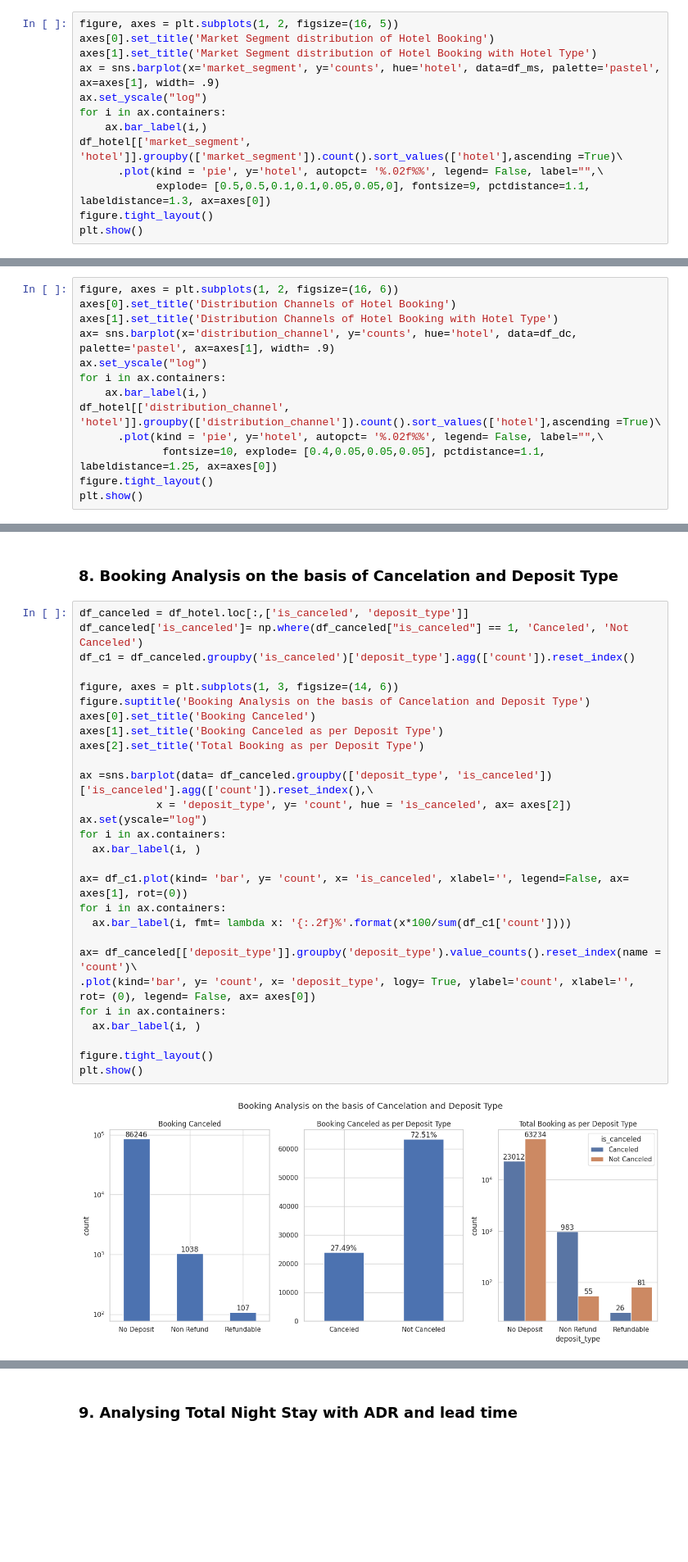
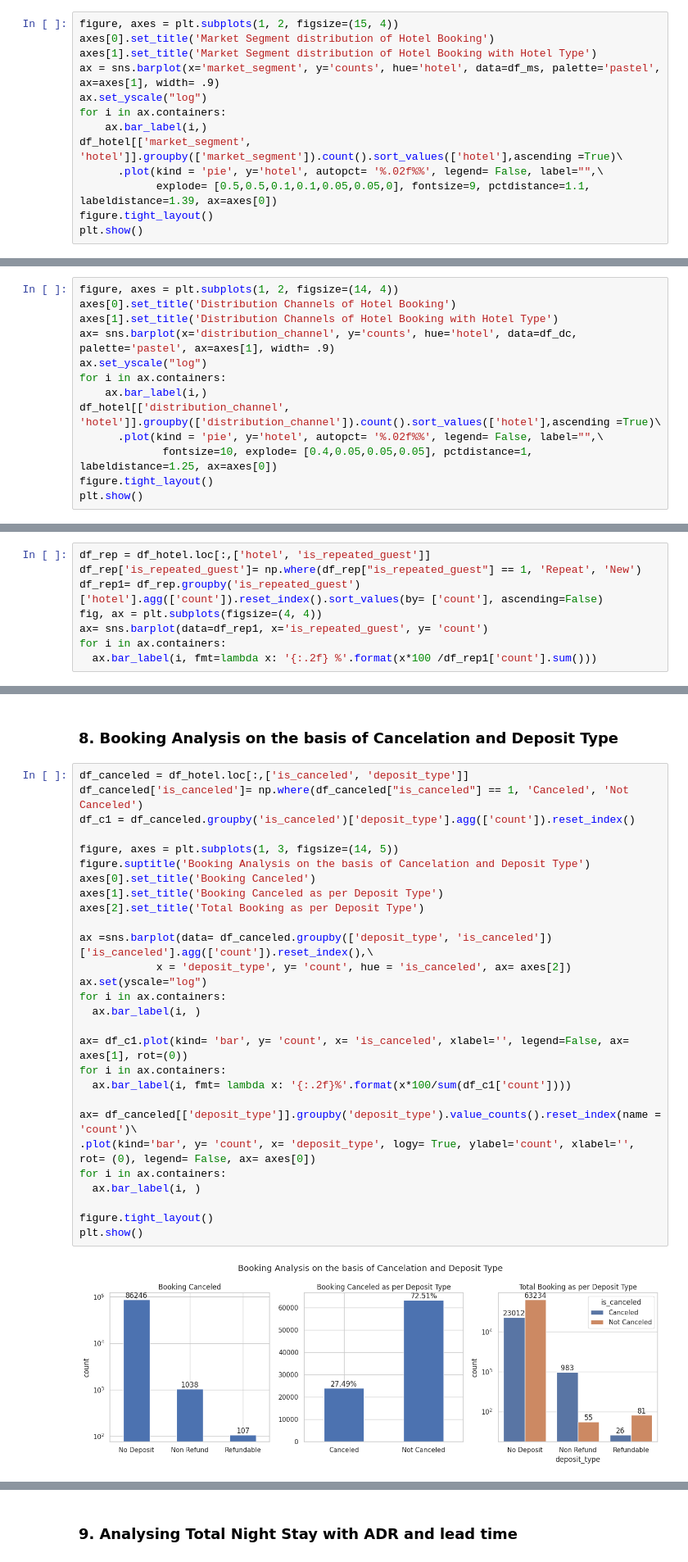
Before and after one commit to jamal-faisal/EDA_Hotel, a Jupyter notebook: EDA_Hotel_Booking.ipynb, the cells around one changed output, grey strips where cells are left out. Shown at 82% size. Saved outputs shown, nothing was run; the diff lists cells and outputs as text; blank space fills up the shorter version.

```diff
--- a/EDA_Hotel_Booking.ipynb
+++ b/EDA_Hotel_Booking.ipynb
@@ -371,7 +374,7 @@ sns.lineplot(data= df_day, x= 'Day', y= 'count', hue= 'hotel')
 df_ms = df_hotel[['market_segment', 'hotel']].groupby(['market_segment','hotel'])['hotel'].count().reset_index(name='counts')
 df_dc = df_hotel[['distribution_channel', 'hotel']].groupby(['distribution_channel', 'hotel'])['hotel'].count().reset_index(name='counts')
 # %%
-figure, axes = plt.subplots(1, 2, figsize=(16, 5))
+figure, axes = plt.subplots(1, 2, figsize=(15, 4))
 axes[0].set_title('Market Segment distribution of Hotel Booking')
 axes[1].set_title('Market Segment distribution of Hotel Booking with Hotel Type')
 ax = sns.barplot(x='market_segment', y='counts', hue='hotel', data=df_ms, palette='pastel', ax=axes[1], width= .9)
@@ -380,7 +383,7 @@ for i in ax.containers:
     ax.bar_label(i,)
 df_hotel[['market_segment', 'hotel']].groupby(['market_segment']).count().sort_values(['hotel'],ascending =True)\
       .plot(kind = 'pie', y='hotel', autopct= '%.02f%%', legend= False, label="",\
-            explode= [0.5,0.5,0.1,0.1,0.05,0.05,0], fontsize=9, pctdistance=1.1, labeldistance=1.3, ax=axes[0])
+            explode= [0.5,0.5,0.1,0.1,0.05,0.05,0], fontsize=9, pctdistance=1.1, labeldistance=1.39, ax=axes[0])
 figure.tight_layout()
 plt.show()
 # %% [output]
@@ -392,7 +395,7 @@ The above charts are used as they are best for comparision between categorical d
 # %% [markdown]
 ###**5. Distribution Channel wise Analysis**
 # %%
-figure, axes = plt.subplots(1, 2, figsize=(16, 6))
+figure, axes = plt.subplots(1, 2, figsize=(14, 4))
 axes[0].set_title('Distribution Channels of Hotel Booking')
 axes[1].set_title('Distribution Channels of Hotel Booking with Hotel Type')
 ax= sns.barplot(x='distribution_channel', y='counts', hue='hotel', data=df_dc, palette='pastel', ax=axes[1], width= .9)
@@ -401,7 +404,7 @@ for i in ax.containers:
     ax.bar_label(i,)
 df_hotel[['distribution_channel', 'hotel']].groupby(['distribution_channel']).count().sort_values(['hotel'],ascending =True)\
       .plot(kind = 'pie', y='hotel', autopct= '%.02f%%', legend= False, label="",\
-             fontsize=10, explode= [0.4,0.05,0.05,0.05], pctdistance=1.1, labeldistance=1.25, ax=axes[0])
+             fontsize=10, explode= [0.4,0.05,0.05,0.05], pctdistance=1, labeldistance=1.25, ax=axes[0])
 figure.tight_layout()
 plt.show()
 # %% [output]
@@ -450,0 +418,8 @@ Q. Top 6 performing agents?
+# %%
+df_rep = df_hotel.loc[:,['hotel', 'is_repeated_guest']]
+df_rep['is_repeated_guest']= np.where(df_rep["is_repeated_guest"] == 1, 'Repeat', 'New')
+df_rep1= df_rep.groupby('is_repeated_guest')['hotel'].agg(['count']).reset_index().sort_values(by= ['count'], ascending=False)
+fig, ax = plt.subplots(figsize=(4, 4))
+ax= sns.barplot(data=df_rep1, x='is_repeated_guest', y= 'count')
+for i in ax.containers:
+  ax.bar_label(i, fmt=lambda x: '{:.2f} %'.format(x*100 /df_rep1['count'].sum()))
@@ -487,33 +469,33 @@ As seen in the above chart most number of guests are couples then not family fol
 # %%
 df_canceled = df_hotel.loc[:,['is_canceled', 'deposit_type']]
 df_canceled['is_canceled']= np.where(df_canceled["is_canceled"] == 1, 'Canceled', 'Not Canceled')
 df_c1 = df_canceled.groupby('is_canceled')['deposit_type'].agg(['count']).reset_index()
 
-figure, axes = plt.subplots(1, 3, figsize=(14, 6))
+figure, axes = plt.subplots(1, 3, figsize=(14, 5))
 figure.suptitle('Booking Analysis on the basis of Cancelation and Deposit Type')
 axes[0].set_title('Booking Canceled')
 axes[1].set_title('Booking Canceled as per Deposit Type')
 axes[2].set_title('Total Booking as per Deposit Type')
 
 ax =sns.barplot(data= df_canceled.groupby(['deposit_type', 'is_canceled'])['is_canceled'].agg(['count']).reset_index(),\
             x = 'deposit_type', y= 'count', hue = 'is_canceled', ax= axes[2])
 ax.set(yscale="log")
 for i in ax.containers:
   ax.bar_label(i, )
 
 ax= df_c1.plot(kind= 'bar', y= 'count', x= 'is_canceled', xlabel='', legend=False, ax= axes[1], rot=(0))
 for i in ax.containers:
   ax.bar_label(i, fmt= lambda x: '{:.2f}%'.format(x*100/sum(df_c1['count'])))
 
 ax= df_canceled[['deposit_type']].groupby('deposit_type').value_counts().reset_index(name = 'count')\
 .plot(kind='bar', y= 'count', x= 'deposit_type', logy= True, ylabel='count', xlabel='', rot= (0), legend= False, ax= axes[0])
 for i in ax.containers:
   ax.bar_label(i, )
 
 figure.tight_layout()
 plt.show()
 # %% [output]
-[figure, old version]
+[figure, new version]
 # %% [markdown]
 Q. Total booking canceled and the booking canceled analysis based on deposite type?
  1. Most bookings are in the catagory No Deposit followed by Non Refund and Refundable.
```
Also changed, not shown: parts of 32 cells of this notebook.
